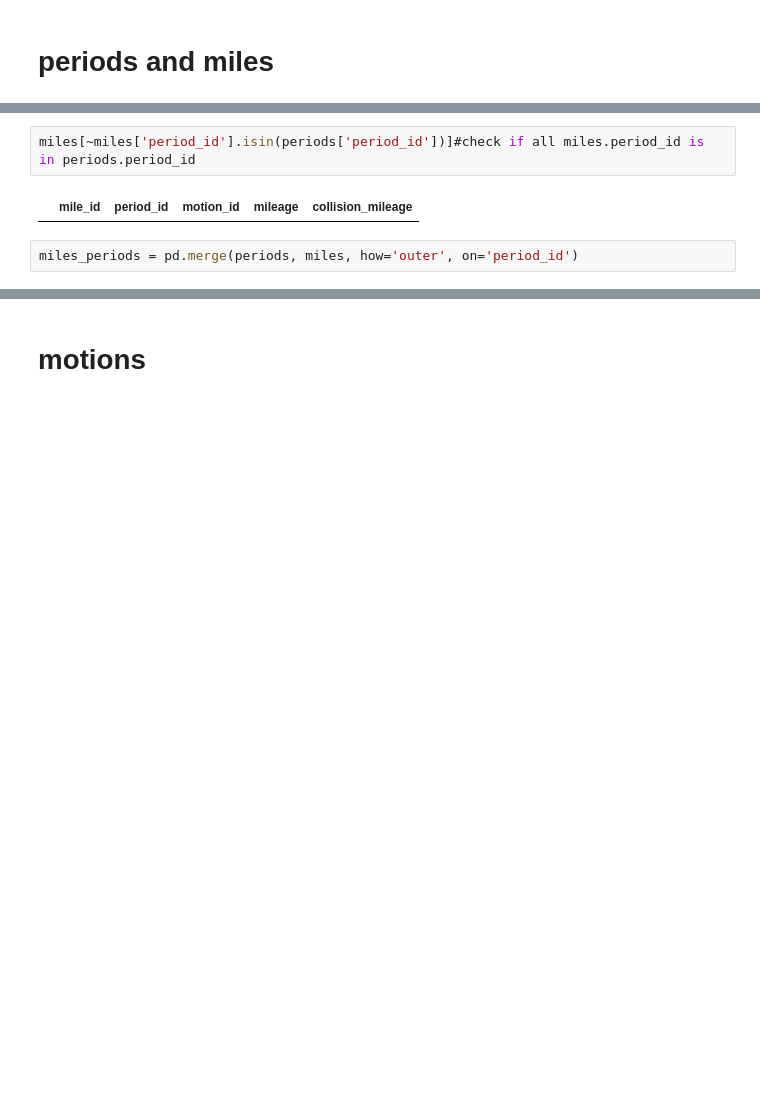
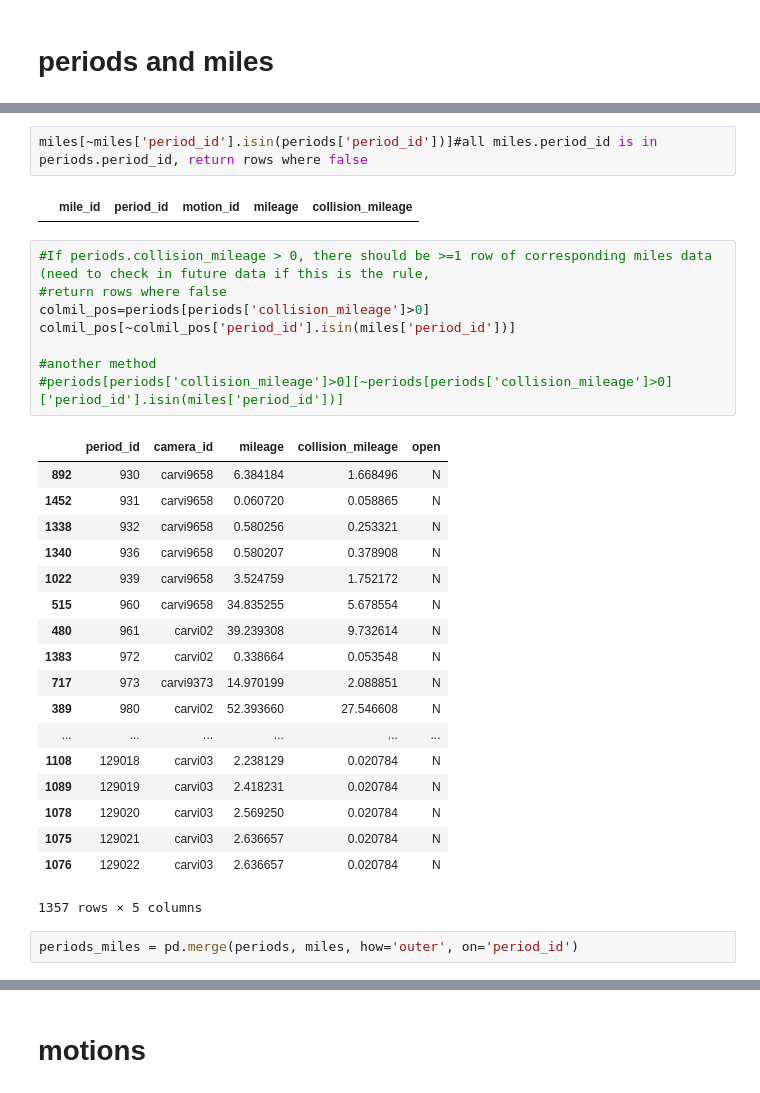
Before and after one commit to aching87/CarVi, a Jupyter notebook: Data_Integrity_Check.ipynb, the cells around one changed output, grey strips where cells are left out. Saved outputs shown, nothing was run; the diff lists cells and outputs as text; blank space fills up the shorter version.

```diff
--- a/Data_Integrity_Check.ipynb
+++ b/Data_Integrity_Check.ipynb
@@ -98,7 +166,34 @@ periods[~periods['period_id'].isin(miles['period_id'])]#check if all periods.per
 # %%
-miles[~miles['period_id'].isin(periods['period_id'])]#check if all miles.period_id is in periods.period_id
+miles[~miles['period_id'].isin(periods['period_id'])]#all miles.period_id is in periods.period_id, return rows where false
 # %% [output]
 |  | mile_id | period_id | motion_id | mileage | collision_mileage |
+# %%
+#If periods.collision_mileage > 0, there should be >=1 row of corresponding miles data (need to check in future data if this is the rule,
+#return rows where false
+colmil_pos=periods[periods['collision_mileage']>0]
+colmil_pos[~colmil_pos['period_id'].isin(miles['period_id'])]
+
+#another method
+#periods[periods['collision_mileage']>0][~periods[periods['collision_mileage']>0]['period_id'].isin(miles['period_id'])]
+# %% [output]
+|  | period_id | camera_id | mileage | collision_mileage | open |
+| 892 | 930 | carvi9658 | 6.384184 | 1.668496 | N |
+| 1452 | 931 | carvi9658 | 0.060720 | 0.058865 | N |
+| 1338 | 932 | carvi9658 | 0.580256 | 0.253321 | N |
+| 1340 | 936 | carvi9658 | 0.580207 | 0.378908 | N |
+| 1022 | 939 | carvi9658 | 3.524759 | 1.752172 | N |
+| 515 | 960 | carvi9658 | 34.835255 | 5.678554 | N |
+| 480 | 961 | carvi02 | 39.239308 | 9.732614 | N |
+| 1383 | 972 | carvi02 | 0.338664 | 0.053548 | N |
+| 717 | 973 | carvi9373 | 14.970199 | 2.088851 | N |
+| 389 | 980 | carvi02 | 52.393660 | 27.546608 | N |
+| ... | ... | ... | ... | ... | ... |
+| 1108 | 129018 | carvi03 | 2.238129 | 0.020784 | N |
+| 1089 | 129019 | carvi03 | 2.418231 | 0.020784 | N |
+| 1078 | 129020 | carvi03 | 2.569250 | 0.020784 | N |
+| 1075 | 129021 | carvi03 | 2.636657 | 0.020784 | N |
+| 1076 | 129022 | carvi03 | 2.636657 | 0.020784 | N |
+1357 rows × 5 columns
 # %%
-miles_periods = pd.merge(periods, miles, how='outer', on='period_id')
+periods_miles = pd.merge(periods, miles, how='outer', on='period_id')
 # %%
```
Also changed, not shown: parts of 49 cells of this notebook.
